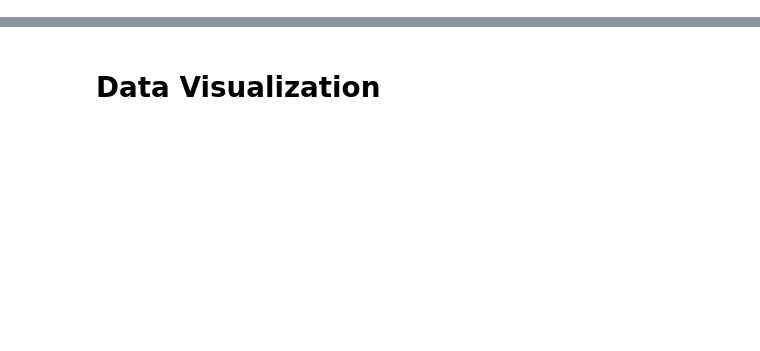
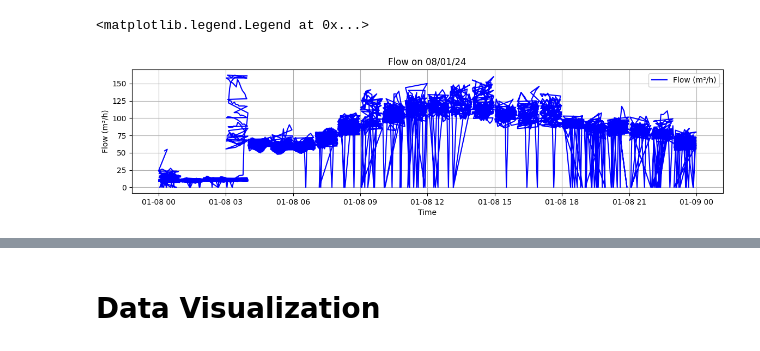
Before and after one commit to yogeshsingh-11/Pipe-Burst-Prediction-using-ML, a Jupyter notebook: Preprocessing.ipynb, the cells around one changed output, grey strips where cells are left out. Drawn from its saved outputs; the diff is of its cells as text; code cells hidden in the pictures; blank space fills up the shorter version.

```diff
--- a/Preprocessing.ipynb
+++ b/Preprocessing.ipynb
@@ -131,3 +137,17 @@ df
+# %%
+plt.figure(figsize=(14, 10))
+
+# Plot Flow
+plt.subplot(3, 1, 1)
+plt.plot(df_selected_day['Date Time'], df_selected_day['FLOW(m3/h)'], label='Flow (m³/h)', color='blue')
+plt.xlabel('Time')
+plt.ylabel('Flow (m³/h)')
+plt.title(f'Flow on {selected_date}')
+plt.grid(True)
+plt.legend()
+# %% [output]
+<matplotlib.legend.Legend at 0x...>
+[figure, added]
 # %%
 # Convert necessary columns to numeric types
 df['FLOW(m3/h)'] = pd.to_numeric(df['FLOW(m3/h)'], errors='coerce')
```
Also changed, not shown: parts of 9 cells of this notebook, 2 other files.
